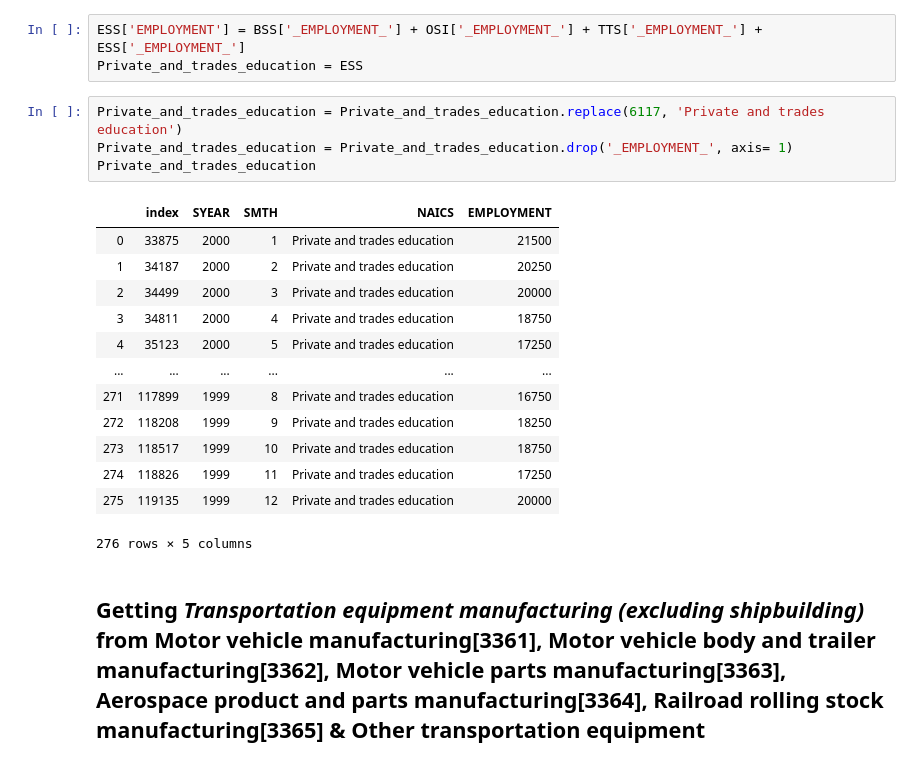
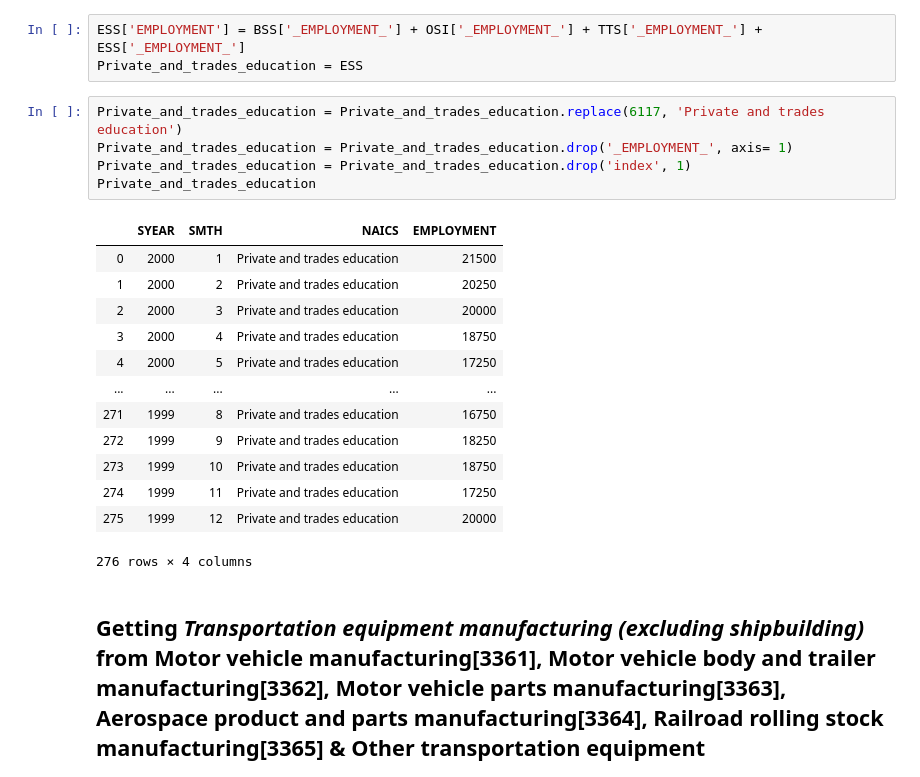
Before and after one commit to Hotlynn2/SERIES-ANALYSIS-OF-NAICS, a Jupyter notebook: Time Analysis Series.ipynb, the cells around one changed output. Cells and saved outputs as stored; diff of their text form.

```diff
--- a/Time Analysis Series.ipynb
+++ b/Time Analysis Series.ipynb
@@ -1409,21 +1409,22 @@ Private_and_trades_education = ESS
 # %%
 Private_and_trades_education = Private_and_trades_education.replace(6117, 'Private and trades education')
 Private_and_trades_education = Private_and_trades_education.drop('_EMPLOYMENT_', axis= 1)
+Private_and_trades_education = Private_and_trades_education.drop('index', 1)
 Private_and_trades_education
 # %% [output]
-|  | index | SYEAR | SMTH | NAICS | EMPLOYMENT |
-| 0 | 33875 | 2000 | 1 | Private and trades education | 21500 |
-| 1 | 34187 | 2000 | 2 | Private and trades education | 20250 |
-| 2 | 34499 | 2000 | 3 | Private and trades education | 20000 |
-| 3 | 34811 | 2000 | 4 | Private and trades education | 18750 |
-| 4 | 35123 | 2000 | 5 | Private and trades education | 17250 |
-| ... | ... | ... | ... | ... | ... |
-| 271 | 117899 | 1999 | 8 | Private and trades education | 16750 |
-| 272 | 118208 | 1999 | 9 | Private and trades education | 18250 |
-| 273 | 118517 | 1999 | 10 | Private and trades education | 18750 |
-| 274 | 118826 | 1999 | 11 | Private and trades education | 17250 |
-| 275 | 119135 | 1999 | 12 | Private and trades education | 20000 |
+|  | SYEAR | SMTH | NAICS | EMPLOYMENT |
+| 0 | 2000 | 1 | Private and trades education | 21500 |
+| 1 | 2000 | 2 | Private and trades education | 20250 |
+| 2 | 2000 | 3 | Private and trades education | 20000 |
+| 3 | 2000 | 4 | Private and trades education | 18750 |
+| 4 | 2000 | 5 | Private and trades education | 17250 |
+| ... | ... | ... | ... | ... |
+| 271 | 1999 | 8 | Private and trades education | 16750 |
+| 272 | 1999 | 9 | Private and trades education | 18250 |
+| 273 | 1999 | 10 | Private and trades education | 18750 |
+| 274 | 1999 | 11 | Private and trades education | 17250 |
+| 275 | 1999 | 12 | Private and trades education | 20000 |
-276 rows × 5 columns
+276 rows × 4 columns
 # %% [markdown]
 ## Getting  *Transportation equipment manufacturing (excluding shipbuilding)*  from Motor vehicle manufacturing[3361], Motor vehicle body and trailer manufacturing[3362],  Motor vehicle parts manufacturing[3363],  Aerospace product and parts manufacturing[3364], Railroad rolling stock manufacturing[3365] & Other transportation equipment manufacturing[3369]
 
```
Also changed, not shown: parts of 96 cells of this notebook.
